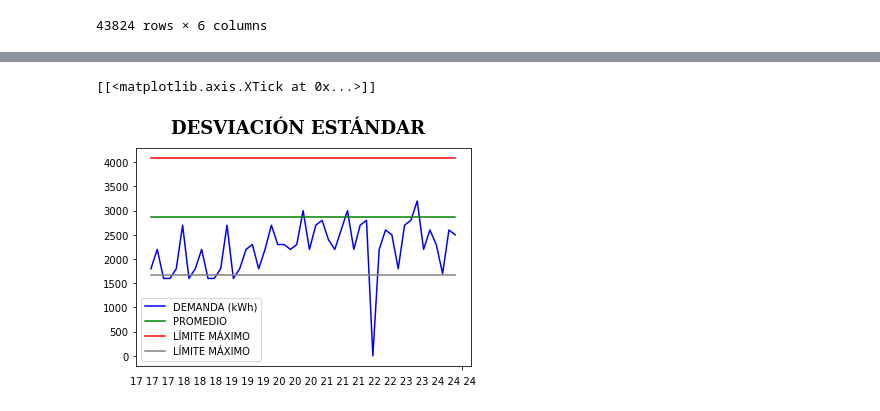
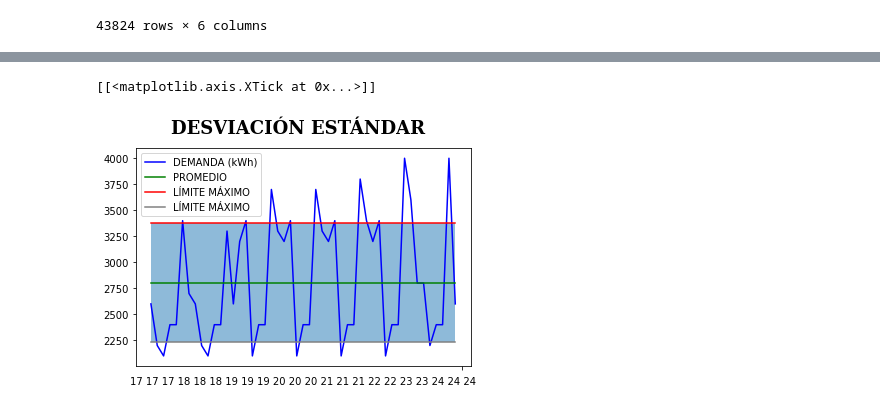
Before and after one commit to javieresk8/PowerDemandPrediction, a Jupyter notebook: GraficosTesis.ipynb, the cells around one changed output, grey strips where cells are left out. Saved outputs shown, nothing was run; the diff lists cells and outputs as text; code cells hidden in the pictures.

Commit message:
update/ Cambio a primera semana de enero y segunda semana de enero 2019

```diff
--- a/GraficosTesis.ipynb
+++ b/GraficosTesis.ipynb
@@ -59,8 +45,8 @@ data
 # %%
 #Figura 5.2: Curva demanda eléctrica semanal
-#Tomamos la tercera y cuarta semana del mes de diciembre del 2019
-# Fecha 25-31 de diciembre (7 dias)  de 17H-23H| 17-23 de diciembre (7 dias)  de 17H-23H
-mes = 3
+#Tomamos la tercera y cuarta semana del mes de enero del 2019
+# Fecha 25-31 de enero (7 dias)  de 17H-23H| 17-23 de enero (7 dias)  de 17H-23H
+mes = 1
 fecha_inicio = 18
 fecha_fin = 24
 year = 2019
@@ -91,11 +77,11 @@ fig, ax_52 = plt.subplots()
 ax_52.plot(data_cuar_sem_dic['HORA-FECHA'],
          data_cuar_sem_dic['KW-H'],
          color = 'red',
-         label = 'Cuarta semana de marzo del 2019')
+         label = 'Cuarta semana de enero del 2019')
 ax_52.plot(data_ter_sem_dic['HORA-FECHA'],
          data_ter_sem_dic['KW-H'],
          color = 'blue',
-         label = 'Tercera semana de marzo del 2019')
+         label = 'Tercera semana de enero del 2019')
 plt.suptitle('DEMANDA ELÉCTRICA',
             fontsize = 18,
             fontweight = 'bold',
@@ -108,0 +95,3 @@ ax_52.set(xticks ='')
+# %%
+data_estudio = data_cuar_sem_dic
+data_estudio
@@ -157,39 +169,43 @@ Name: KW-H, dtype: float64
 # %%
 #Figura 5.3: Desviación estándar de datos de la semana en estudio
-def funcionConstante(x, constante):
-    return constante
 
-datos_53 = data_cuar_sem_dic['HORA-FECHA']
+datos_hf = data_estudio['HORA-FECHA']
+datos_kwh = data_estudio['KW-H']
 
 fig, ax_53 = plt.subplots()
 
-ax_53.plot(data_cuar_sem_dic['HORA-FECHA'],
-         data_cuar_sem_dic['KW-H'],
+ax_53.plot(datos_hf,
+         datos_kwh,
          color = 'blue',
          label = 'DEMANDA (kWh)')
-ax_53.plot(data_cuar_sem_dic['HORA-FECHA'],
-         [funcionConstante(x, media) for x in datos_53],
+ax_53.plot(datos_hf,
+         [funcionConstante(x, media) for x in datos_hf],
          color = 'green',
          label = 'PROMEDIO')
 
-ax_53.plot(data_cuar_sem_dic['HORA-FECHA'],
-         [funcionConstante(x, lim_max) for x in datos_53],
+ax_53.plot(datos_hf,
+         [funcionConstante(x, lim_max) for x in datos_hf],
          color = 'red',
          label = 'LÍMITE MÁXIMO')
 
-ax_53.plot(data_cuar_sem_dic['HORA-FECHA'],
-         [funcionConstante(x, lim_min) for x in datos_53],
+ax_53.plot(datos_hf,
+         [funcionConstante(x, lim_min) for x in datos_hf],
          color = 'gray',
          label = 'LÍMITE MÁXIMO')
-
+ax_53.fill_between(datos_hf,
+                   [funcionConstante(x, lim_max) for x in datos_hf],
+                   [funcionConstante(x, lim_min) for x in datos_hf],
+                   alpha = .5,
+                   linewidth = 0
+                  )
 
 plt.suptitle('DESVIACIÓN ESTÁNDAR',
             fontsize = 18,
             fontweight = 'bold',
             fontfamily='serif')
 plt.xlabel('17 17 17 18 18 18 19 19 19 20 20 20 21 21 21 22 22 23 23 24 24 24')
 plt.legend()
 ax_53.set(xticks ='')
 # %% [output]
 [[<matplotlib.axis.XTick at 0x...>]]
-[figure, old version]
+[figure, new version]
```
Also changed, not shown: parts of 5 cells of this notebook.
